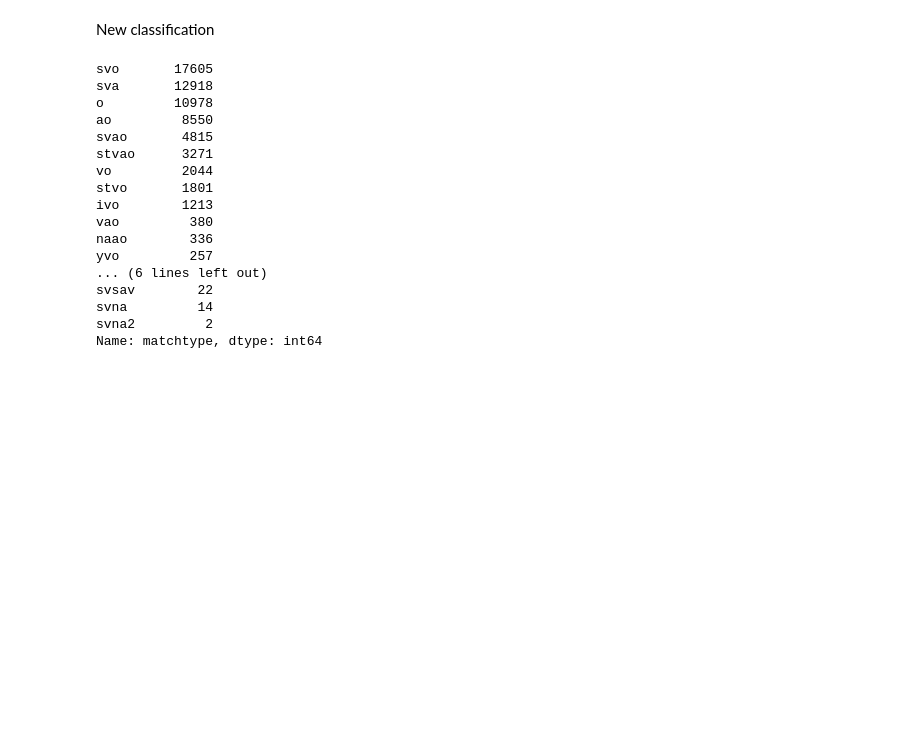
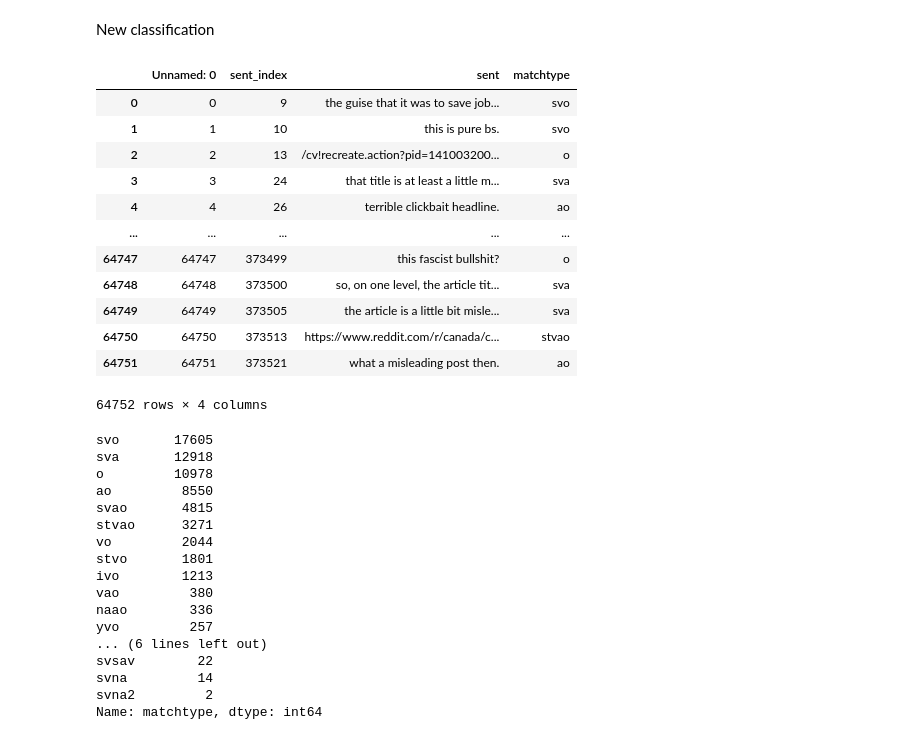
Before and after one commit to nomoteticus/reddit-disinformation, a Jupyter notebook: 3_embed/check_pos_categ.ipynb, the cells around one changed output. Saved outputs shown, nothing was run; the diff lists cells and outputs as text; code cells hidden in the pictures; blank space fills up the shorter version.

```diff
--- a/3_embed/check_pos_categ.ipynb
+++ b/3_embed/check_pos_categ.ipynb
@@ -90,6 +85,24 @@ allmatches_df.shape
 (64752, 3)
 # %% [markdown]
 New classification
+# %%
+# Only if not rerun
+allmatches_df = pd.read_csv(rootfold+'/../output/comm_matches_06_02.csv')
+allmatches_df
+# %% [output]
+|  | Unnamed: 0 | sent_index | sent | matchtype |
+| 0 | 0 | 9 | the guise that it was to save job... | svo |
+| 1 | 1 | 10 | this is pure bs. | svo |
+| 2 | 2 | 13 | /cv!recreate.action?pid=141003200... | o |
+| 3 | 3 | 24 | that title is at least a little m... | sva |
+| 4 | 4 | 26 | terrible clickbait headline. | ao |
+| ... | ... | ... | ... | ... |
+| 64747 | 64747 | 373499 | this fascist bullshit? | o |
+| 64748 | 64748 | 373500 | so, on one level, the article tit... | sva |
+| 64749 | 64749 | 373505 | the article is a little bit misle... | sva |
+| 64750 | 64750 | 373513 | https://www.reddit.com/r/canada/c... | stvao |
+| 64751 | 64751 | 373521 | what a misleading post then. | ao |
+64752 rows × 4 columns
 # %%
 freq_matches = allmatches_df.matchtype.value_counts()
 freq_matches
```
Also changed, not shown: parts of 17 cells of this notebook, 1 other file.
